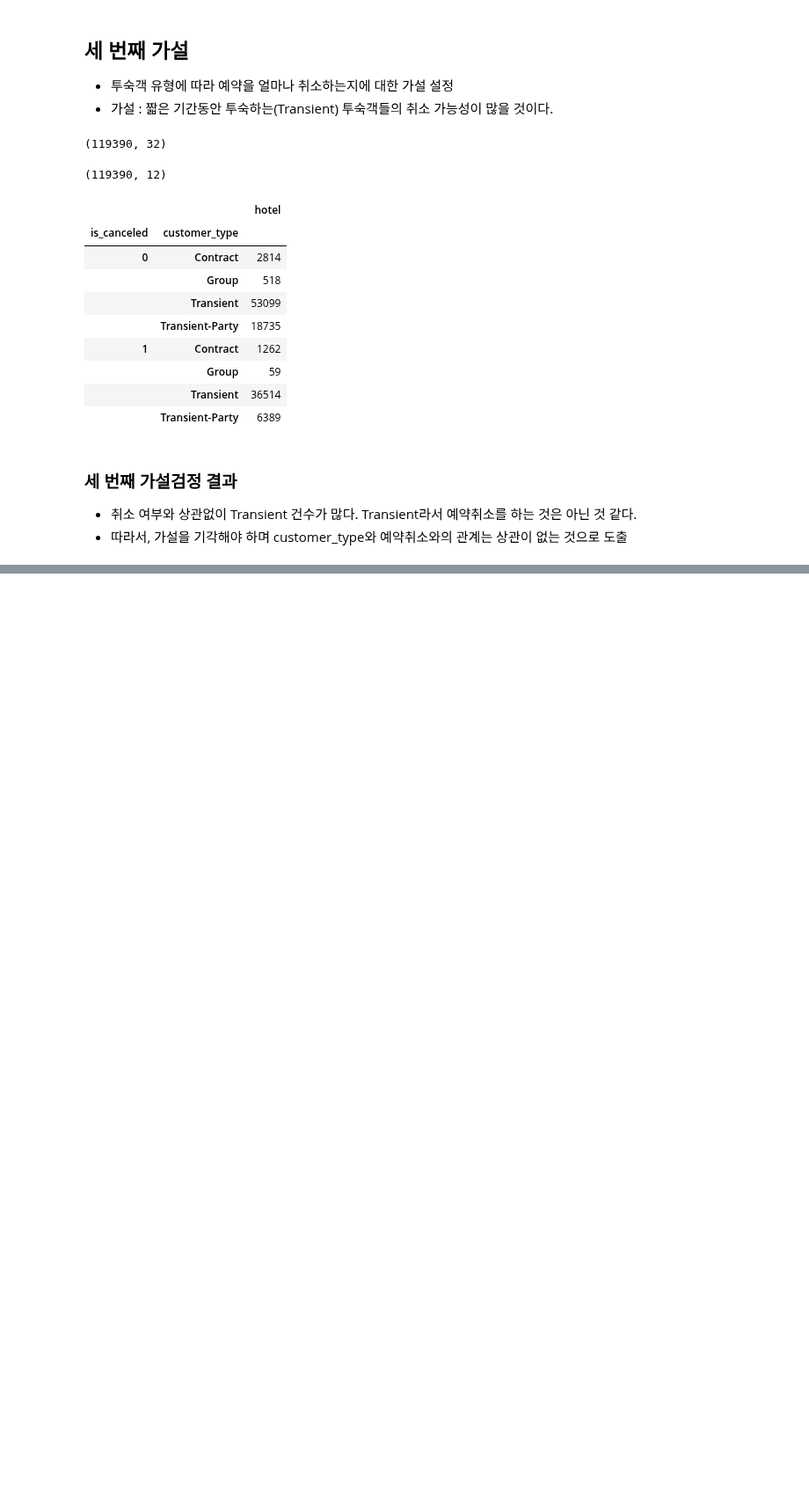
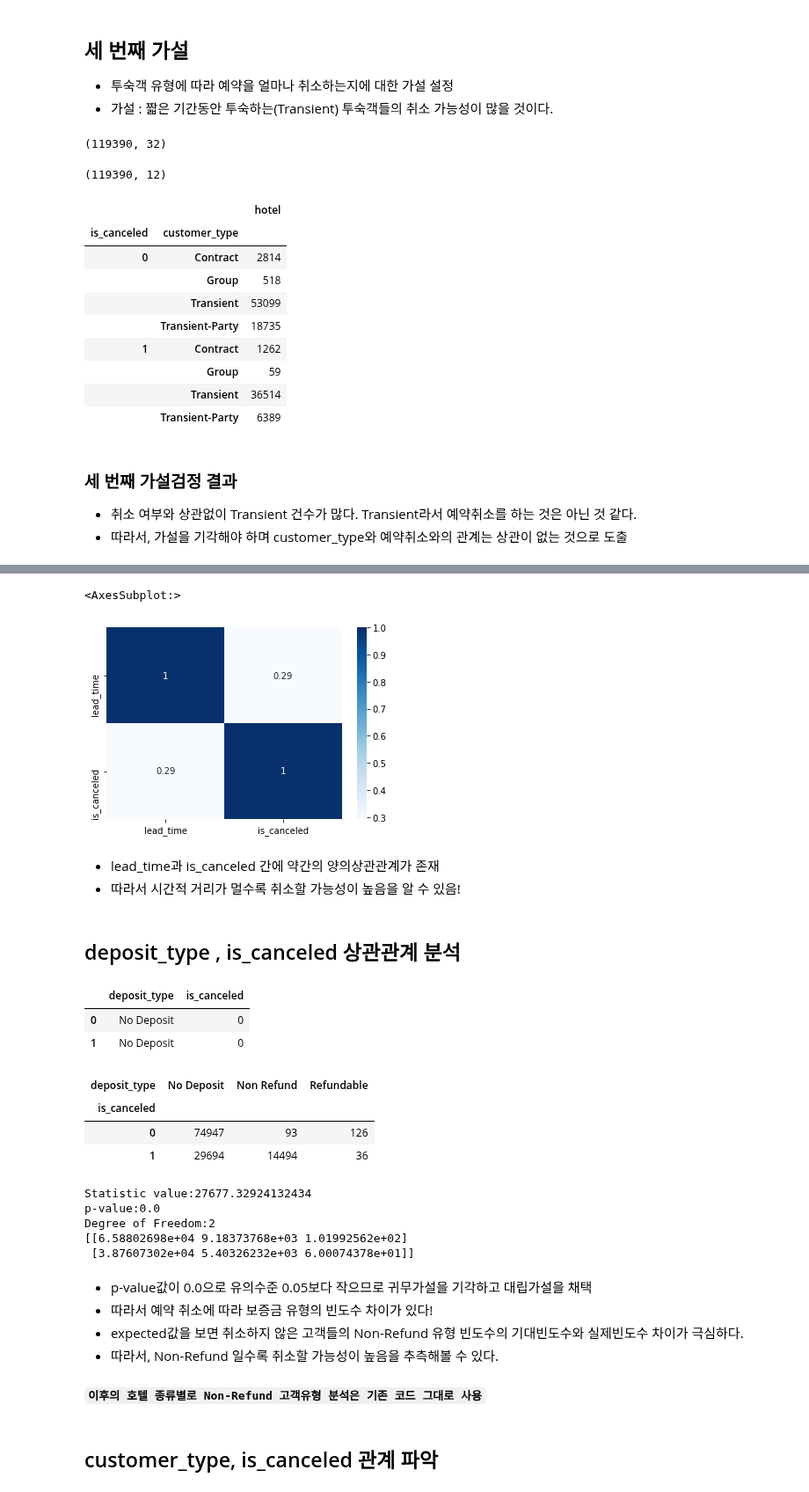
Before and after one commit to young-hun-jo/DataAnalysis, a Jupyter notebook: hotel_booking/analysis_myself.ipynb, the cells around one changed output, grey strips where cells are left out. Shown at 88% size. Drawn from its saved outputs; the diff is of its cells as text; code cells hidden in the pictures; blank space fills up the shorter version.

```diff
--- a/hotel_booking/analysis_myself.ipynb
+++ b/hotel_booking/analysis_myself.ipynb
@@ -1192,0 +1260,64 @@ data.groupby(['is_canceled','customer_type']).agg({'hotel':'count'})
+# %%
+# 서로간의 피어슨 상관관계 살펴보기
+import seaborn as sns
+
+corr = time_cancel.corr()
+sns.heatmap(data=corr, cmap='Blues', annot=True)
+# %% [output]
+<AxesSubplot:>
+[figure, added]
+# %% [markdown]
+- lead_time과 is_canceled 간에 약간의 양의상관관계가 존재
+- 따라서 시간적 거리가 멀수록 취소할 가능성이 높음을 알 수 있음!
+# %% [markdown]
+## deposit_type , is_canceled 상관관계 분석
+# %%
+# 두 변수 모두 범주형 변수이기 때문에 상관관계 분석을 하기 위해 카이스퀘어 검정 실시
+# deposit_type, is_canceled 데이터만 추출
+deposit_cancel = hotel[['deposit_type','is_canceled']]
+deposit_cancel.head(2)
+# %% [output]
+|  | deposit_type | is_canceled |
+| 0 | No Deposit | 0 |
+| 1 | No Deposit | 0 |
+# %%
+# 카이스퀘어 검정을 하기 위해 데이터 셋 만드는 과정
+# 1. 취소여부와 보증금 유형을 기준으로 그룹핑한 후 보증금 유형을 count 집계
+# 2. 카이스퀘어 검정에 맞는 데이터 포맷인 pivot_table 형태로 변환하기
+# 3. 해당 검정은 이원 카이제곱검정임
+group_df = deposit_cancel.groupby(['is_canceled','deposit_type']).agg({'deposit_type':'count'}).rename(columns={'deposit_type':'counts'})
+group_df = group_df.reset_index()
+pivot_df = group_df.pivot_table(values='counts',index='is_canceled',
+                    columns='deposit_type')
+pivot_df
+# %% [output]
+| deposit_type | No Deposit | Non Refund | Refundable |
+| is_canceled |  |  |  |
+| 0 | 74947 | 93 | 126 |
+| 1 | 29694 | 14494 | 36 |
+# %%
+# 귀무가설 : 취소여부에 상관없이 보증금 유형별 빈도수는 같다.
+# 대립가설 : 취소여부에 따라 보증금 유형별 빈도수는 차이가 있다.
+from scipy.stats import chi2_contingency
+#통계량값, p-value, 자유도, 예상빈도수 4개의 값 반환
+#인자에는 각 행을 넣어줌, array를 인자로 받지만 Series 넣어줘도 됨
+#기본 유의수준은 0.05
+chi2, p_value, df, expected = chi2_contingency([pivot_df.iloc[0],
+                                              pivot_df.iloc[1]])
+print(f"Statistic value:{chi2}\np-value:{p_value}\nDegree of Freedom:{df}")
+print(expected)
+# %% [output]
+Statistic value:27677.32924132434
+p-value:0.0
+Degree of Freedom:2
+[[6.58802698e+04 9.18373768e+03 1.01992562e+02]
+ [3.87607302e+04 5.40326232e+03 6.00074378e+01]]
+# %% [markdown]
+- p-value값이 0.0으로 유의수준 0.05보다 작으므로 귀무가설을 기각하고 대립가설을 채택
+- 따라서 예약 취소에 따라 보증금 유형의 빈도수 차이가 있다!
+- expected값을 보면 취소하지 않은 고객들의 Non-Refund 유형 빈도수의 기대빈도수와 실제빈도수 차이가 극심하다.
+- 따라서, Non-Refund 일수록 취소할 가능성이 높음을 추측해볼 수 있다.
+# %% [markdown]
+**``이후의 호텔 종류별로 Non-Refund 고객유형 분석은 기존 코드 그대로 사용``**
+# %% [markdown]
+## customer_type, is_canceled 관계 파악
```
Also changed, not shown: parts of 15 cells of this notebook.
